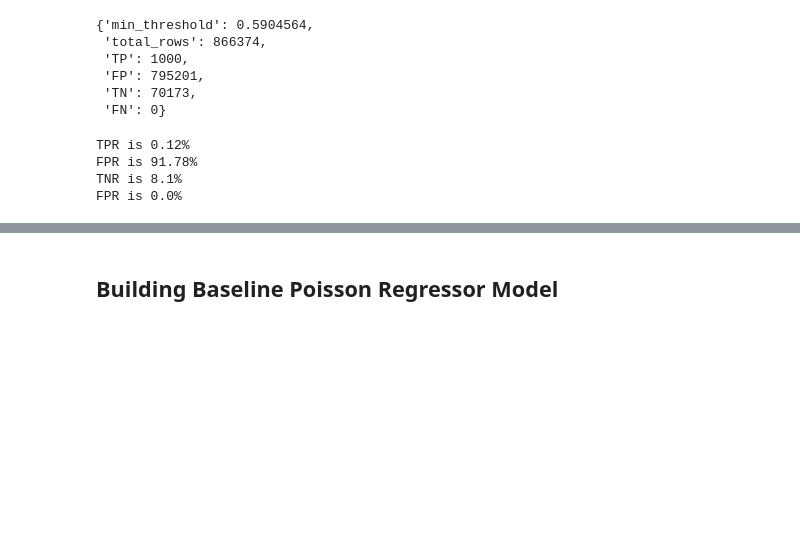
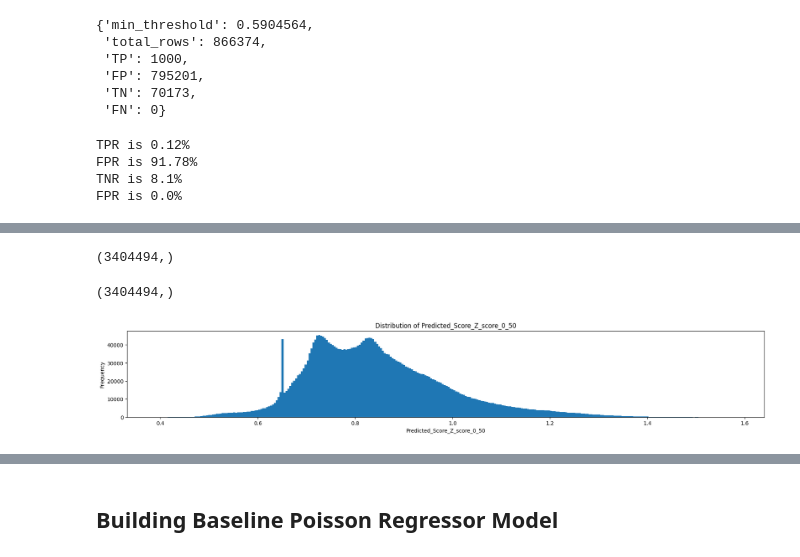
Before and after one commit to LaGenace/OptiFlyAi, a Jupyter notebook: Notebooks/AD_clean_notebook.ipynb, the cells around one changed output, grey strips where cells are left out. Cells and saved outputs as stored; diff of their text form; code cells hidden in the pictures; blank space fills up the shorter version.

```diff
--- a/Notebooks/AD_clean_notebook.ipynb
+++ b/Notebooks/AD_clean_notebook.ipynb
@@ -391,3 +397,8 @@ TPR is 0.12%
 FPR is 91.78%
 TNR is 8.1%
 FPR is 0.0%
+# %%
+sample_predict = model_data.sample(frac=0.25)
+sample_predict_dropped = sample_predict.drop(columns=["Score_Z_score_0_50", "day"])
+# %%
+sample_predict["Predicted_Score_Z_score_0_50"] = model.predict(sample_predict_dropped).flatten()
@@ -393,0 +407,17 @@ FPR is 0.0%
+# %%
+sample_predict["Predicted_Score_Z_score_0_50"].shape
+# %% [output]
+(3404494,)
+# %%
+sample_predict["Score_Z_score_0_50"].shape
+# %% [output]
+(3404494,)
+# %%
+plt.figure(figsize=(22, 3))
+plt.hist(sample_predict["Predicted_Score_Z_score_0_50"], bins=300)
+plt.xlabel("Predicted_Score_Z_score_0_50")
+plt.ylabel("Frequency")
+plt.title("Distribution of Predicted_Score_Z_score_0_50")
+plt.show()
+# %% [output]
+[figure, added]
```
Also changed, not shown: parts of 11 cells of this notebook.
